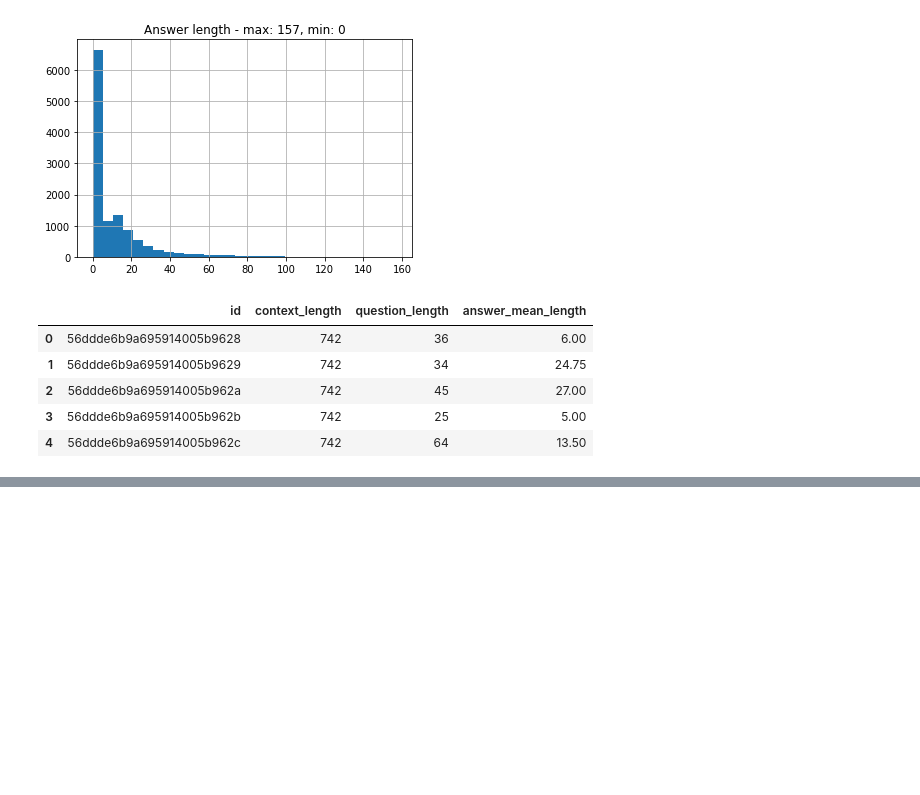
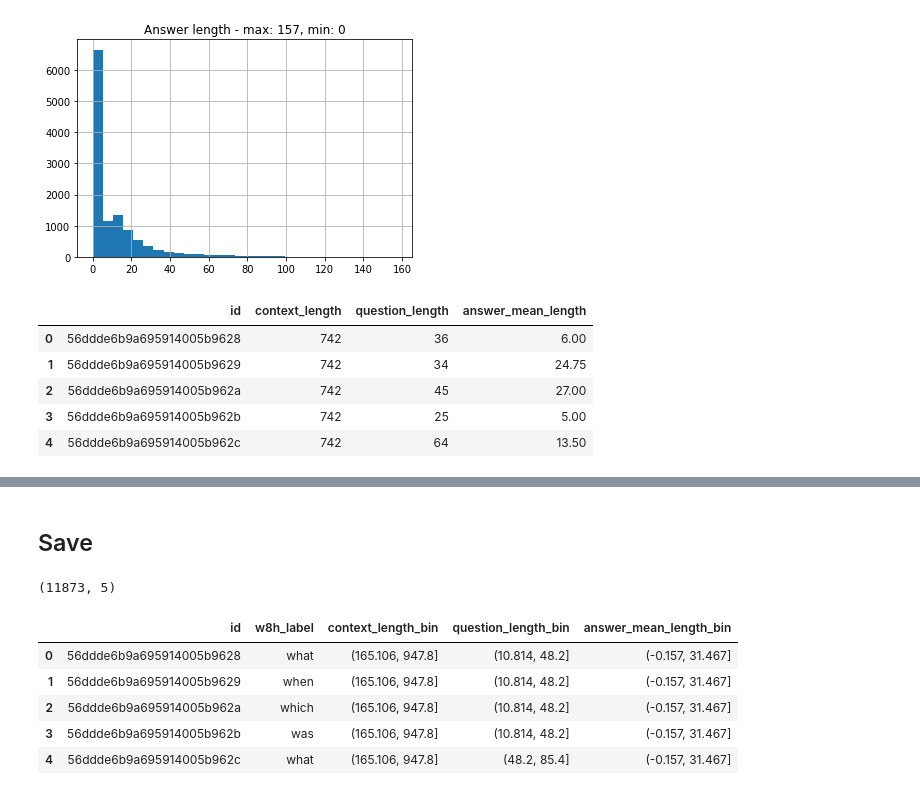
Before and after one commit to stevieg3/when-do-reading-comprehension-models-learn, a Jupyter notebook: notebooks/exploration/05-SQuAD v2 simple categorisation.ipynb, the cells around one changed output, grey strips where cells are left out. Drawn from its saved outputs; the diff is of its cells as text; code cells hidden in the pictures; blank space fills up the shorter version.

```diff
--- a/notebooks/exploration/05-SQuAD v2 simple categorisation.ipynb
+++ b/notebooks/exploration/05-SQuAD v2 simple categorisation.ipynb
@@ -318,0 +335,16 @@ length_df.head()
+# %%
+length_df.drop(columns=['context_length', 'question_length', 'answer_mean_length'], inplace=True)
+# %% [markdown]
+## Save
+# %%
+simple_categories_df = w8h_df.merge(length_df, on='id')
+print(simple_categories_df.shape)
+simple_categories_df.head()
+# %% [output]
+(11873, 5)
+|  | id | w8h_label | context_length_bin | question_length_bin | answer_mean_length_bin |
+| 0 | 56ddde6b9a695914005b9628 | what | (165.106, 947.8] | (10.814, 48.2] | (-0.157, 31.467] |
+| 1 | 56ddde6b9a695914005b9629 | when | (165.106, 947.8] | (10.814, 48.2] | (-0.157, 31.467] |
+| 2 | 56ddde6b9a695914005b962a | which | (165.106, 947.8] | (10.814, 48.2] | (-0.157, 31.467] |
+| 3 | 56ddde6b9a695914005b962b | was | (165.106, 947.8] | (10.814, 48.2] | (-0.157, 31.467] |
+| 4 | 56ddde6b9a695914005b962c | what | (165.106, 947.8] | (48.2, 85.4] | (-0.157, 31.467] |
```
Also changed, not shown: parts of 8 cells of this notebook.
